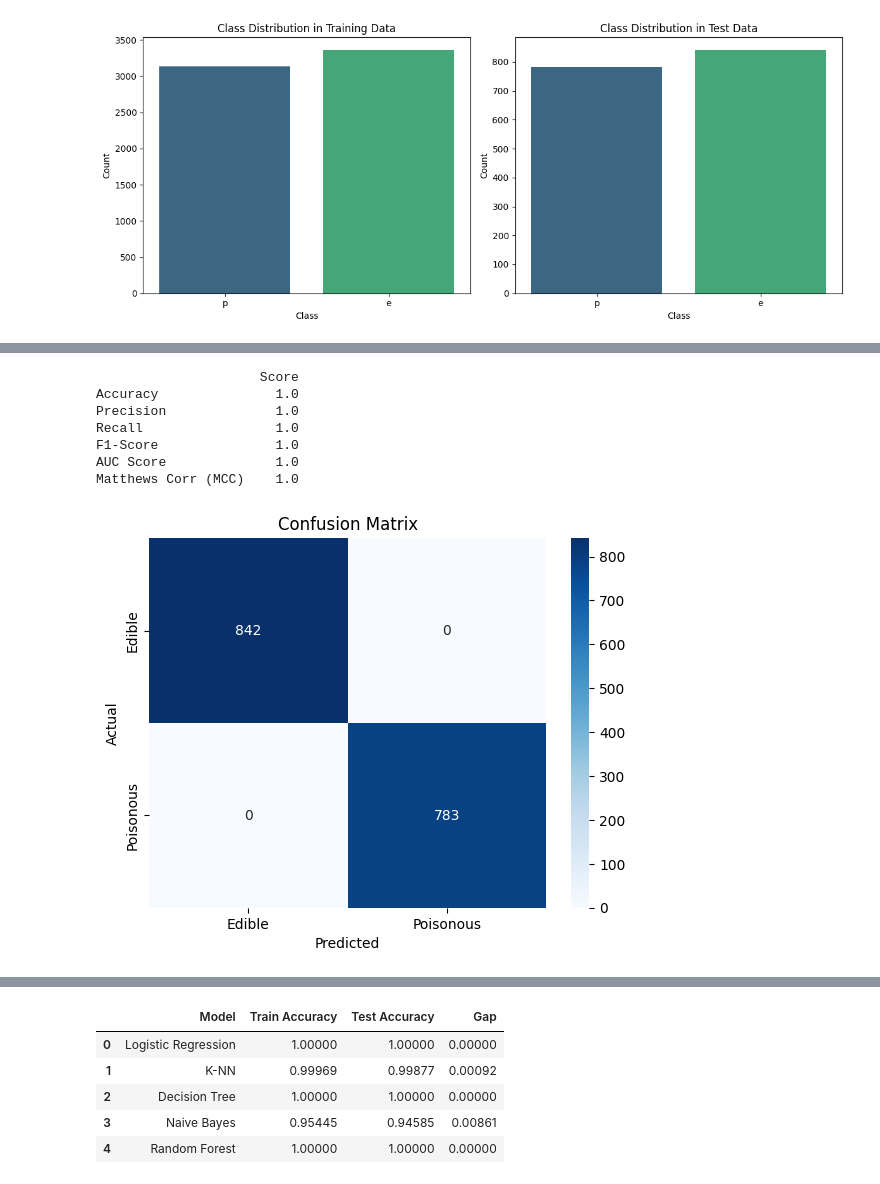
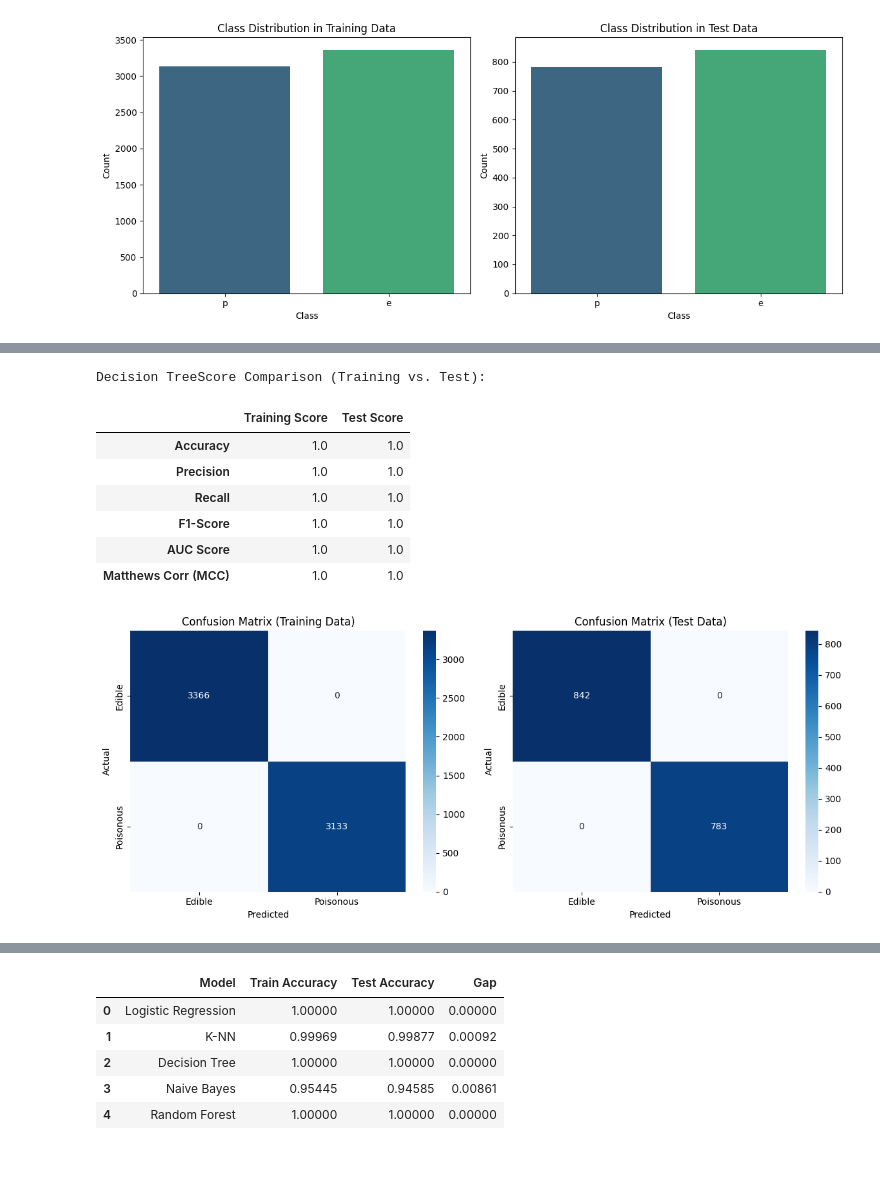
Before and after one commit to nileemahbits/2025ac05224_mushroom-classification, a Jupyter notebook: model/training_app.ipynb, the cells around one changed output, grey strips where cells are left out. Saved outputs shown, nothing was run; the diff lists cells and outputs as text; code cells hidden in the pictures.

```diff
--- a/model/training_app.ipynb
+++ b/model/training_app.ipynb
@@ -199,36 +256,49 @@ X_train_oe = train_data.drop('class', axis=1).apply(lambda x: x.astype('category
 # Convert every every Input feature from text strings to numeric categories instantly for Test Data
 X_test_oe = test_data.drop('class', axis=1).apply(lambda x: x.astype('category').cat.codes)
 # %%
-# Decision Tree
-from sklearn.tree import DecisionTreeClassifier, export_text
+from sklearn.tree import DecisionTreeClassifier
+from sklearn.tree import plot_tree
 
 dt = DecisionTreeClassifier(random_state=42)
 start = time.time()
 dt.fit(X_train_oe, y_train_le)
 training_times['Decision Tree'] = time.time() - start
 
-y_pred_dt = dt.predict(X_test_oe)
+y_train_pred_dt = dt.predict(X_train_oe)
+y_test_pred_dt = dt.predict(X_test_oe)
 
-y_probs_dt = dt.predict_proba(X_test_oe)[:, 1]
-model_performance_analysis(y_test_le, y_pred_dt,y_probs_dt)
+y_train_probs_dt = dt.predict_proba(X_train_oe)[:, 1]
+y_test_probs_dt = dt.predict_proba(X_test_oe)[:, 1]
+
+# Get training and test scores
+train_scores_dt = model_performance_analysis(y_train_le, y_train_pred_dt, y_train_probs_dt, "Training")
+test_scores_dt = model_performance_analysis(y_test_le, y_test_pred_dt, y_test_probs_dt, "Test")
+
+# Combine and display scores side-by-side
+combined_scores_dt = pd.concat(
+    [train_scores_dt.rename(columns={'Score': 'Training Score'}),
+     test_scores_dt.rename(columns={'Score': 'Test Score'})],
+    axis=1
+)
+print("\nDecision Tree Score Comparison (Training vs. Test):")
+display(combined_scores_dt.round(5))
+
+# Print confusion matrices side-by-side
+printConfusionMatrices(y_train_le, y_train_pred_dt, y_test_le, y_test_pred_dt)
 
 # Save the trained model as a pickle file
 with open("./trained_models/decision_tree_model.pkl", "wb") as file:
     pickle.dump(dt, file)
-
-
-
-#tree_rules = export_text(dt,feature_names=list(X.columns))
-#print(tree_rules)
 # %% [output]
-                     Score
-Accuracy               1.0
-Precision              1.0
-Recall                 1.0
-F1-Score               1.0
-AUC Score              1.0
-Matthews Corr (MCC)    1.0
+Decision TreeScore Comparison (Training vs. Test):
+|  | Training Score | Test Score |
+| Accuracy | 1.0 | 1.0 |
+| Precision | 1.0 | 1.0 |
+| Recall | 1.0 | 1.0 |
+| F1-Score | 1.0 | 1.0 |
+| AUC Score | 1.0 | 1.0 |
+| Matthews Corr (MCC) | 1.0 | 1.0 |
-[figure, old version]
+[figure, new version]
 # %%
 #Naive Bayes Classifier - Multinomial
 from sklearn.naive_bayes import MultinomialNB
```
Also changed, not shown: parts of 8 cells of this notebook, 2 other files.
